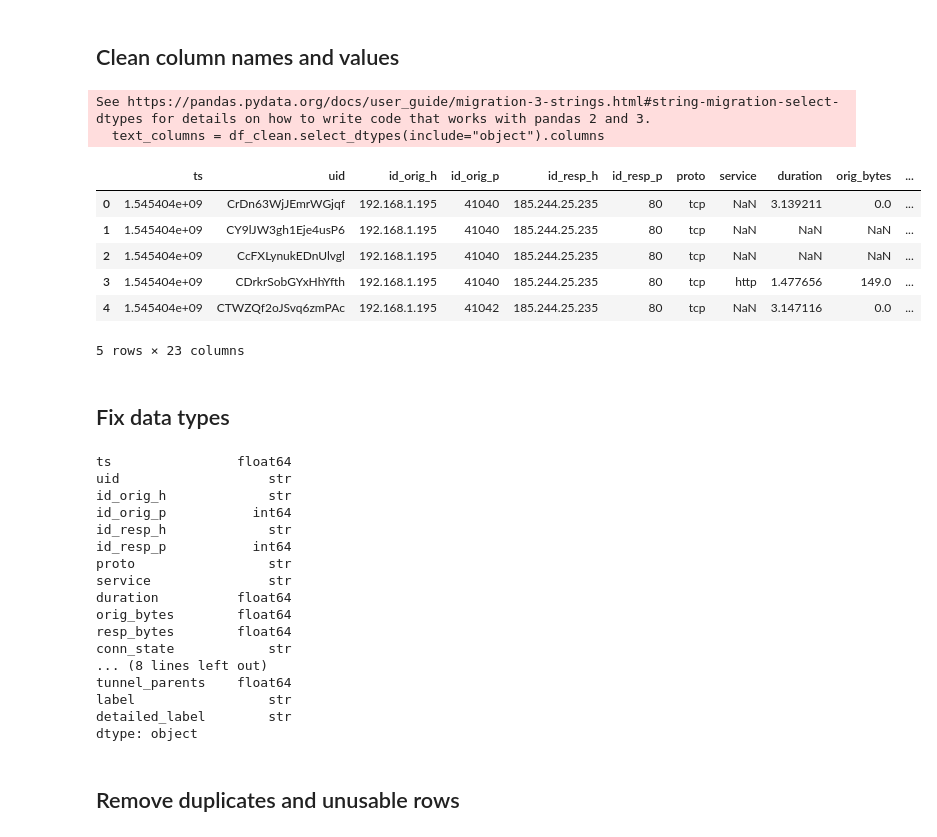
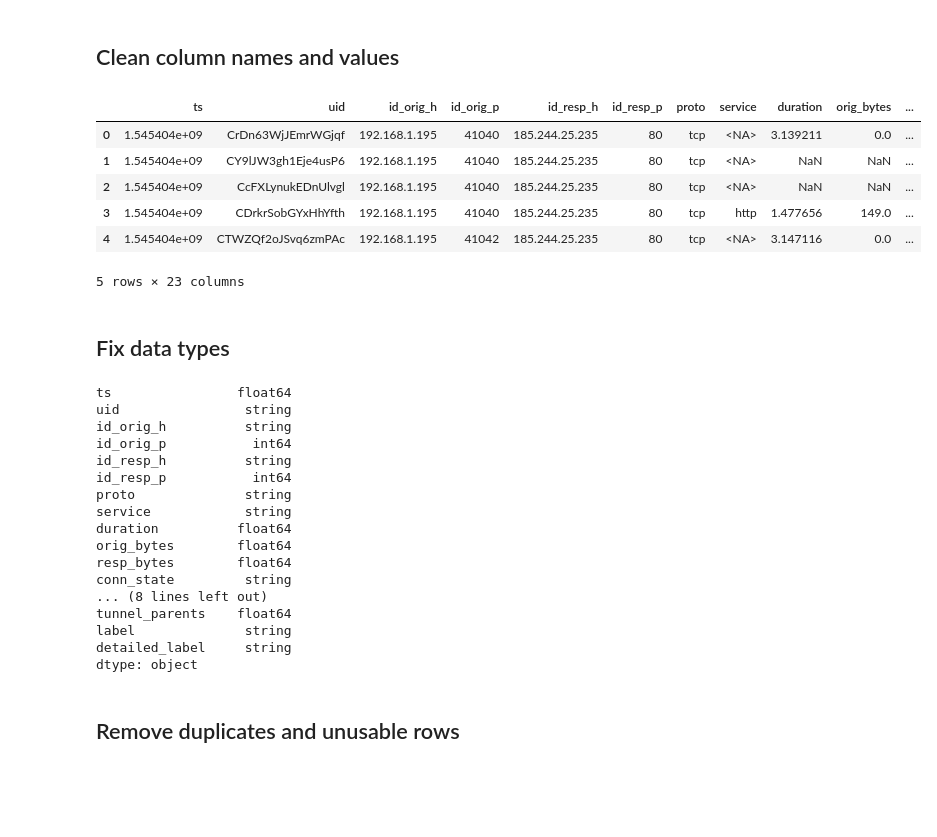
Before and after one commit to MayarTamimi/IoT_GNN, a Jupyter notebook: notebooks/02_data_cleaning.ipynb, the cells around one changed output. Cells and saved outputs as stored; diff of their text form; code cells hidden in the pictures; blank space fills up the shorter version.

```diff
--- a/notebooks/02_data_cleaning.ipynb
+++ b/notebooks/02_data_cleaning.ipynb
@@ -65,29 +65,55 @@ Columns: 23
 # %%
 df_clean = df.copy()
 
+# Keep names readable and consistent with the original dataset fields.
 df_clean.columns = (
     df_clean.columns
     .str.strip()
     .str.lower()
     .str.replace(".", "_", regex=False)
     .str.replace("-", "_", regex=False)
 )
 
-text_columns = df_clean.select_dtypes(include="object").columns
+if df_clean.columns.duplicated().any():
+    duplicate_columns = df_clean.columns[df_clean.columns.duplicated()].tolist()
+    raise ValueError(f"Duplicate column names after normalization: {duplicate_columns}")
+
+required_columns = ["ts", "uid", "id_orig_h", "id_resp_h", "proto", "label"]
+missing_columns = [column for column in required_columns if column not in df_clean.columns]
+
+if missing_columns:
+    raise ValueError(f"Missing required columns: {missing_columns}")
+
+text_columns = df_clean.select_dtypes(include=["object", "string"]).columns
 for column in text_columns:
-    df_clean[column] = df_clean[column].str.strip()
+    df_clean[column] = (
+        df_clean[column]
+        .astype("string")
+        .str.strip()
+        .replace({"": pd.NA, "-": pd.NA, "(empty)": pd.NA})
+    )
+
+df_clean["label"] = df_clean["label"].str.lower()
+
+if "detailed_label" in df_clean.columns:
+    df_clean["detailed_label"] = df_clean["detailed_label"].str.lower()
+
+label_map = {"benign": 0, "malicious": 1}
+invalid_label_mask = df_clean["label"].notna() & ~df_clean["label"].isin(label_map)
+unexpected_labels = df_clean.loc[invalid_label_mask, "label"].unique().tolist()
+
+if unexpected_labels:
+    raise ValueError(f"Unexpected labels: {unexpected_labels}")
 
 df_clean.head()
 # %% [output]
+|  | ts | uid | id_orig_h | id_orig_p | id_resp_h | id_resp_p | proto | service | duration | orig_bytes | ... |
+| 0 | 1.545404e+09 | CrDn63WjJEmrWGjqf | 192.168.1.195 | 41040 | 185.244.25.235 | 80 | tcp | <NA> | 3.139211 | 0.0 | ... |
+| 1 | 1.545404e+09 | CY9lJW3gh1Eje4usP6 | 192.168.1.195 | 41040 | 185.244.25.235 | 80 | tcp | <NA> | NaN | NaN | ... |
+| 2 | 1.545404e+09 | CcFXLynukEDnUlvgl | 192.168.1.195 | 41040 | 185.244.25.235 | 80 | tcp | <NA> | NaN | NaN | ... |
+| 3 | 1.545404e+09 | CDrkrSobGYxHhYfth | 192.168.1.195 | 41040 | 185.244.25.235 | 80 | tcp | http | 1.477656 | 149.0 | ... |
+| 4 | 1.545404e+09 | CTWZQf2oJSvq6zmPAc | 192.168.1.195 | 41042 | 185.244.25.235 | 80 | tcp | <NA> | 3.147116 | 0.0 | ... |
-See https://pandas.pydata.org/docs/user_guide/migration-3-strings.html#string-migration-select-dtypes for details on how to write code that works with pandas 2 and 3.
-  text_columns = df_clean.select_dtypes(include="object").columns
+5 rows × 23 columns
-|  | ts | uid | id_orig_h | id_orig_p | id_resp_h | id_resp_p | proto | service | duration | orig_bytes | ... |
-| 0 | 1.545404e+09 | CrDn63WjJEmrWGjqf | 192.168.1.195 | 41040 | 185.244.25.235 | 80 | tcp | NaN | 3.139211 | 0.0 | ... |
-| 1 | 1.545404e+09 | CY9lJW3gh1Eje4usP6 | 192.168.1.195 | 41040 | 185.244.25.235 | 80 | tcp | NaN | NaN | NaN | ... |
-| 2 | 1.545404e+09 | CcFXLynukEDnUlvgl | 192.168.1.195 | 41040 | 185.244.25.235 | 80 | tcp | NaN | NaN | NaN | ... |
-| 3 | 1.545404e+09 | CDrkrSobGYxHhYfth | 192.168.1.195 | 41040 | 185.244.25.235 | 80 | tcp | http | 1.477656 | 149.0 | ... |
-| 4 | 1.545404e+09 | CTWZQf2oJSvq6zmPAc | 192.168.1.195 | 41042 | 185.244.25.235 | 80 | tcp | NaN | 3.147116 | 0.0 | ... |
-5 rows × 23 columns
 # %% [markdown]
 ## Fix data types
 # %%
@@ -106,27 +132,36 @@ numeric_columns = [
 ]
 
 for column in numeric_columns:
-    if column in df_clean.columns:
-        df_clean[column] = pd.to_numeric(df_clean[column], errors="coerce")
+    if column not in df_clean.columns:
+        continue
+
+    original = df_clean[column]
+    converted = pd.to_numeric(original, errors="coerce")
+    invalid_count = int((original.notna() & converted.isna()).sum())
+
+    if invalid_count > 0:
+        print(f"{column}: {invalid_count} invalid numeric values converted to missing")
+
+    df_clean[column] = converted
 
 df_clean.dtypes
 # %% [output]
 ts                float64
-uid                   str
-id_orig_h             str
+uid                string
+id_orig_h          string
 id_orig_p           int64
-id_resp_h             str
+id_resp_h          string
 id_resp_p           int64
-proto                 str
-service               str
+proto              string
+service            string
 duration          float64
 orig_bytes        float64
 resp_bytes        float64
-conn_state            str
+conn_state         string
 ... (8 lines left out)
 tunnel_parents    float64
-label                 str
-detailed_label        str
+label              string
+detailed_label     string
 dtype: object
 # %% [markdown]
 ## Remove duplicates and unusable rows
```
Also changed, not shown: parts of 4 cells of this notebook.
